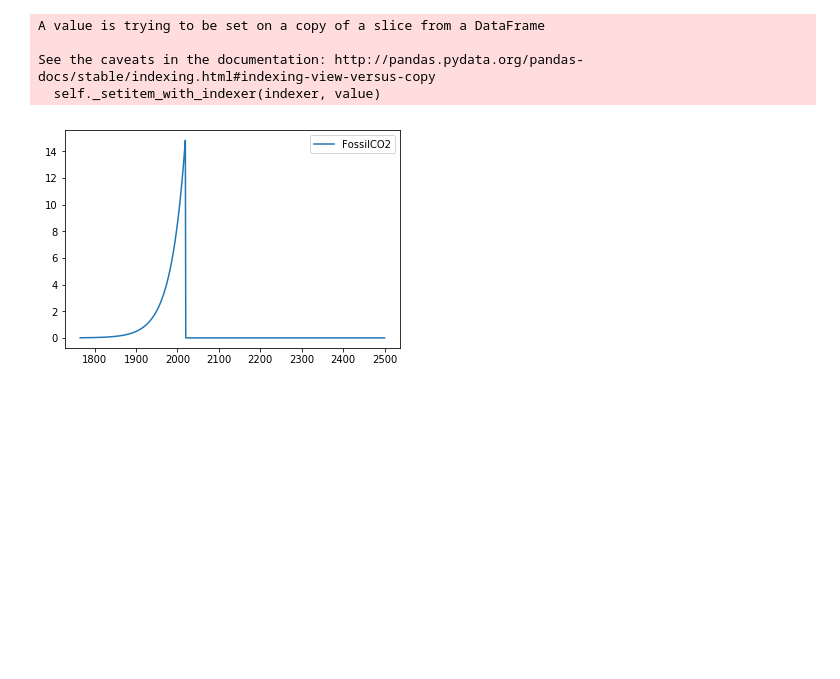
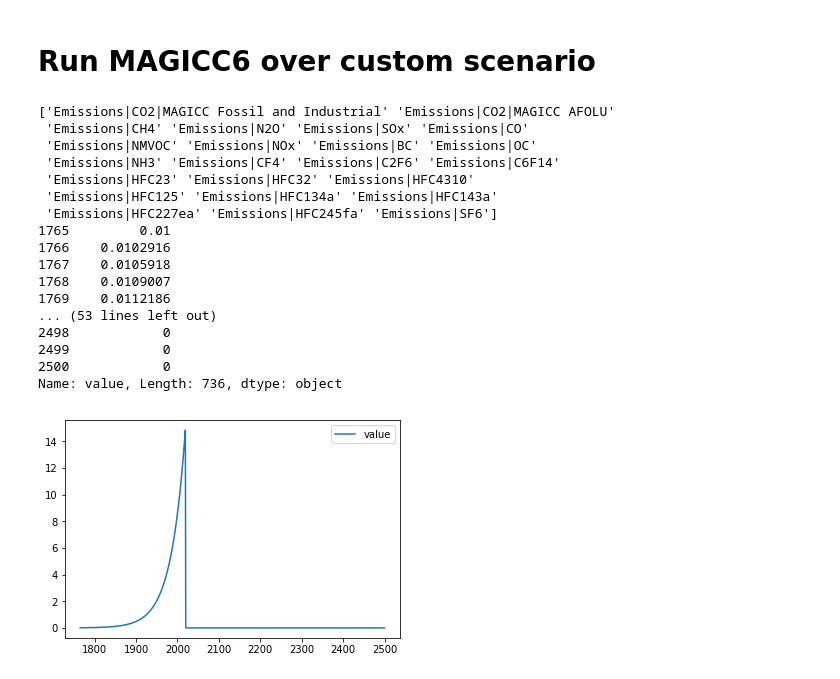
Before and after one commit to stujen/pyMAGICC6-SPMfig1, a Jupyter notebook: SPM_figure1_reproduction/MAGICC6 tests.ipynb, the cells around one changed output. Cells and saved outputs as stored; diff of their text form; code cells hidden in the pictures; blank space fills up the shorter version.

Commit message:
try to fix MAGICC6 tests ipynb

```diff
--- a/SPM_figure1_reproduction/MAGICC6 tests.ipynb
+++ b/SPM_figure1_reproduction/MAGICC6 tests.ipynb
@@ -88,22 +74,57 @@ plt.show()
-# %%
-test_scen = pd.DataFrame(columns=scenarios['RCP26']['WORLD'].columns,index=np.arange(1765,2501))
-test_scen['FossilCO2'] = np.arange(0.01,30,(30-0.01)/(2501-1765))
-
-# test_scen['FossilCO2'] = np.arange(0.01,30,(30-0.01)/(2501-1765))
-
-test_scen['FossilCO2'] = 0.01 * np.exp(np.log(1500000000) * np.arange(0,2501-1765) / (2500-1765))
-
-test_scen['FossilCO2'].loc[2020:] = np.zeros(2501-2020)
-
-test_scen2 = test_scen['FossilCO2']
-
-pd.DataFrame(test_scen2).plot()
-plt.show()
-# print(pd.DataFrame(test_scen2))
-# %% [output]
-A value is trying to be set on a copy of a slice from a DataFrame
-
-See the caveats in the documentation: http://pandas.pydata.org/pandas-docs/stable/indexing.html#indexing-view-versus-copy
-  self._setitem_with_indexer(indexer, value)
-[figure, removed]
+# %% [markdown]
+# Run MAGICC6 over custom scenario
+# %%
+# slice_vals = ((scenarios['RCP26'].variable == "Emissions|CO2|MAGICC Fossil and Industrial") & (scenarios['RCP26'].region == "World"))
+
+# print(scenarios['RCP26'].values[slice_vals])
+# print(scenarios['RCP26'].variable.unique())
+
+test_scen2 = scenarios['RCP26'].copy()
+print(test_scen2.variable.unique())
+
+test_scen2.reindex()
+
+test_scen = pd.DataFrame(columns=scenarios['RCP26'].columns,index=np.arange(1765,2501))
+
+test_scen.variable.loc[1765:] = 'Emissions|CO2|MAGICC AFOLU'
+test_scen.variable.loc[1765:] = 'Emissions|CH4'
+test_scen.variable.loc[1765:] = 'Emissions|N2O'
+test_scen.variable.loc[1765:] = 'Emissions|CO2|MAGICC Fossil and Industrial'
+test_scen.region.loc[1765:] = 'World'
+
+slice_vals = ((test_scen.variable == "Emissions|CO2|MAGICC Fossil and Industrial") & (test_scen.region == "World"))
+
+# test_scen.value[slice_vals].loc[1765:] = np.arange(0.01,30,(30-0.01)/(2501-1765))
+
+co2_test_ems = 0.01 * np.exp(np.log(1500000000) * np.arange(0,2501-1765) / (2500-1765))
+co2_test_ems[2020-1765:] = 0.0
+
+test_scen.value[slice_vals] = co2_test_ems
+
+print(test_scen.value[slice_vals].loc[1765:])
+
+test_scen2 = test_scen.value[slice_vals]
+
+pd.DataFrame(test_scen2).plot()
+
+plt.show()
+# %% [output]
+['Emissions|CO2|MAGICC Fossil and Industrial' 'Emissions|CO2|MAGICC AFOLU'
+ 'Emissions|CH4' 'Emissions|N2O' 'Emissions|SOx' 'Emissions|CO'
+ 'Emissions|NMVOC' 'Emissions|NOx' 'Emissions|BC' 'Emissions|OC'
+ 'Emissions|NH3' 'Emissions|CF4' 'Emissions|C2F6' 'Emissions|C6F14'
+ 'Emissions|HFC23' 'Emissions|HFC32' 'Emissions|HFC4310'
+ 'Emissions|HFC125' 'Emissions|HFC134a' 'Emissions|HFC143a'
+ 'Emissions|HFC227ea' 'Emissions|HFC245fa' 'Emissions|SF6']
+1765         0.01
+1766    0.0102916
+1767    0.0105918
+1768    0.0109007
+1769    0.0112186
+... (53 lines left out)
+2498            0
+2499            0
+2500            0
+Name: value, Length: 736, dtype: object
+[figure, added]
 # %%
```
Also changed, not shown: parts of 5 cells of this notebook, 11 other files.
